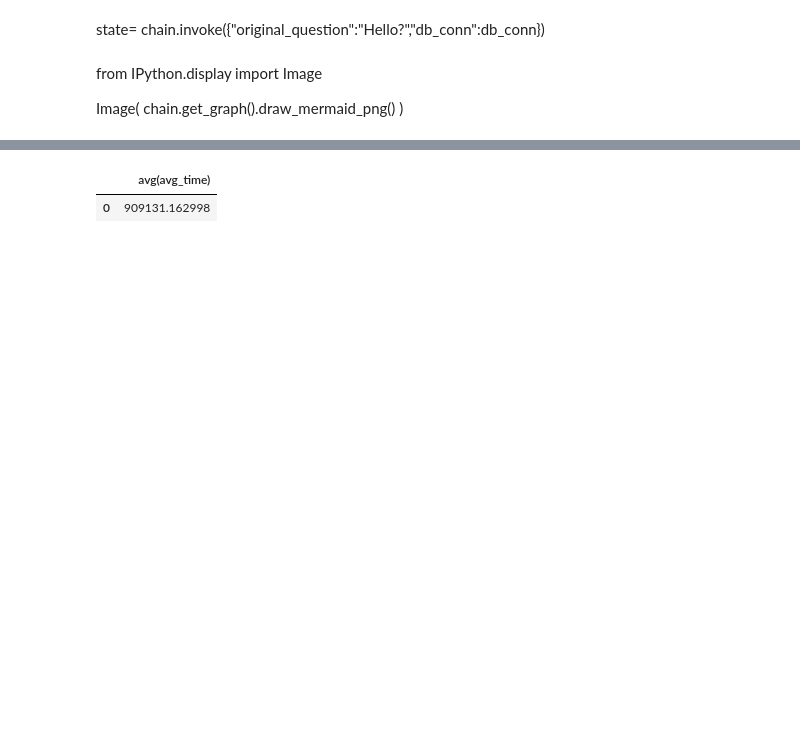
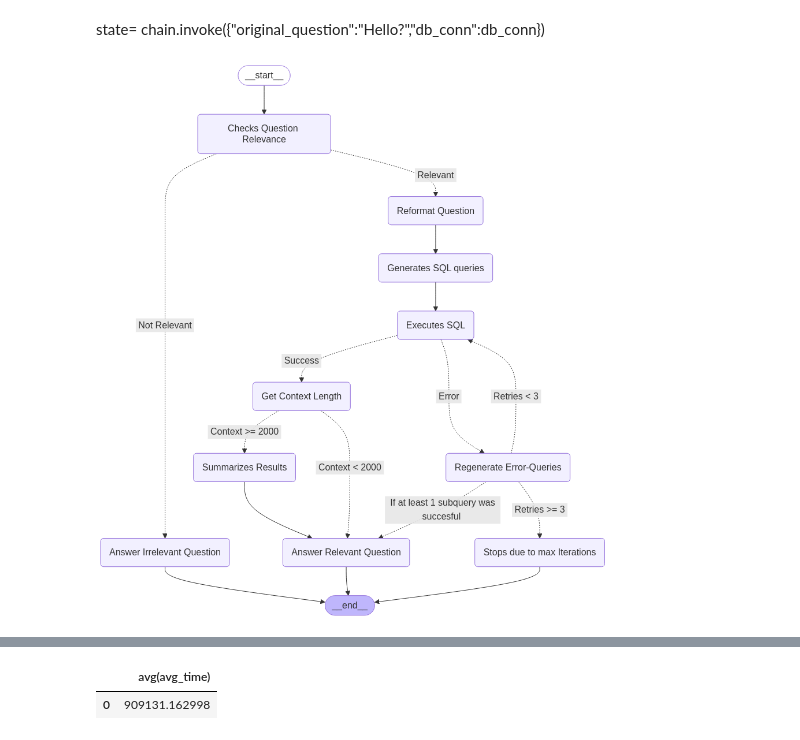
Before and after one commit to Ofi-Services/LLM-Testing, a Jupyter notebook: testing.ipynb, the cells around one changed output, grey strips where cells are left out. Cells and saved outputs as stored; diff of their text form; code cells hidden in the pictures; blank space fills up the shorter version.

Commit message:
Eliminate test files, changes to deal with context limit

```diff
--- a/testing.ipynb
+++ b/testing.ipynb
@@ -9,10 +13,9 @@ import re
 # %%
-from typing import List
-
+tokenizer = AutoTokenizer.from_pretrained("mistralai/Mistral-7B-Instruct-v0.1")
 a= CargaDeArchivos()
 a.run_carga()
 db_conn= a.conn
-
+login(token="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")
 class State(TypedDict):
     """
     Represents the state of the workflow, including the question, schema, database connection,
@@ -21,6 +24,7 @@ class State(TypedDict):
     original_question: str
     questions: List[str] = []
     db_conn: None
+    query_dfs: List[pd.DataFrame] = []
     relevance: str
     sql_querys: List[str] = []
     query_results: List[str] = []
@@ -28,3 +32,4 @@ class State(TypedDict):
     final_answer: str
     attempts: int
     chat_history: List[str] = []
+    context_length: int = 0
@@ -720,11 +877,13 @@ chain= workflow.compile()
 # %% [markdown]
 state= chain.invoke({"original_question":"Hello?","db_conn":db_conn})
-# %% [markdown]
-from IPython.display import Image
-
-Image(
-    chain.get_graph().draw_mermaid_png()
-)
+# %%
+from IPython.display import Image
+
+Image(
+    chain.get_graph().draw_mermaid_png()
+)
+# %% [output]
+[figure, added]
 # %%
 def main():
     print("Hi hi! I'm sOFIa, your assistant!")
```
Also changed, not shown: parts of 7 cells of this notebook, 4 other files.
